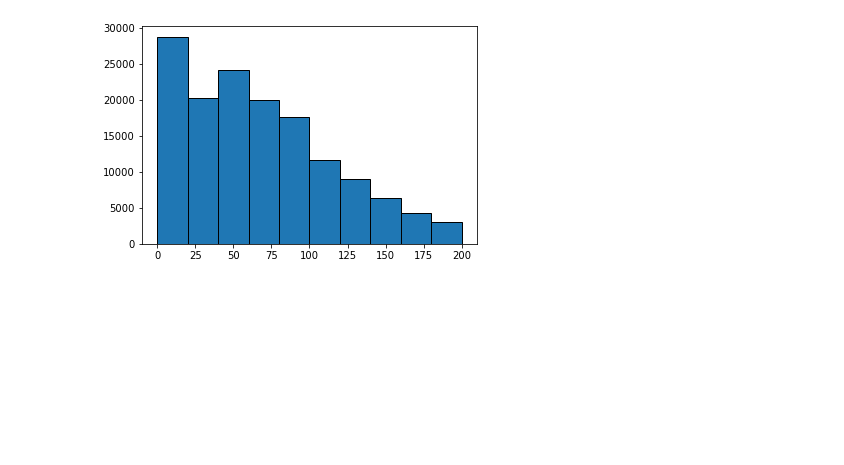
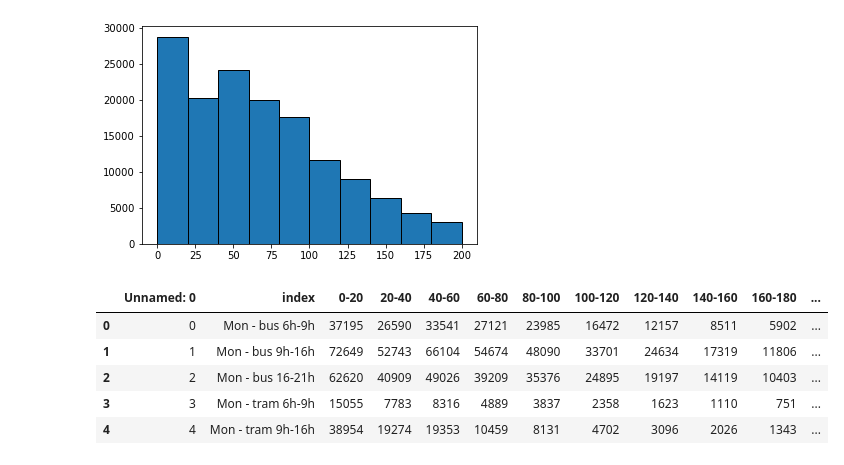
Before and after one commit to epplepascal/sbb-robust-journey-planner, a Jupyter notebook: notebooks/istdaten_clean.ipynb, the cells around one changed output. Drawn from its saved outputs; the diff is of its cells as text; code cells hidden in the pictures; blank space fills up the shorter version.

Commit message:
prob istdaten

```diff
--- a/notebooks/istdaten_clean.ipynb
+++ b/notebooks/istdaten_clean.ipynb
@@ -331,3 +333,14 @@ plt.bar(bin_centers, frequencies, width=np.diff(bin_ranges), edgecolor='black')
 # %% [output]
 <BarContainer object of 10 artists>
 [figure]
+# %%
+stat_istdaten = pd.read_csv('stat_timeday.csv')
+indexx = stat_istdaten['index']
+stat_istdaten.head()
+# %% [output]
+|  | Unnamed: 0 | index | 0-20 | 20-40 | 40-60 | 60-80 | 80-100 | 100-120 | 120-140 | 140-160 | 160-180 | ... |
+| 0 | 0 | Mon - bus 6h-9h | 37195 | 26590 | 33541 | 27121 | 23985 | 16472 | 12157 | 8511 | 5902 | ... |
+| 1 | 1 | Mon - bus 9h-16h | 72649 | 52743 | 66104 | 54674 | 48090 | 33701 | 24634 | 17319 | 11806 | ... |
+| 2 | 2 | Mon - bus 16-21h | 62620 | 40909 | 49026 | 39209 | 35376 | 24895 | 19197 | 14119 | 10403 | ... |
+| 3 | 3 | Mon - tram 6h-9h | 15055 | 7783 | 8316 | 4889 | 3837 | 2358 | 1623 | 1110 | 751 | ... |
+| 4 | 4 | Mon - tram 9h-16h | 38954 | 19274 | 19353 | 10459 | 8131 | 4702 | 3096 | 2026 | 1343 | ... |
```
Also changed, not shown: parts of 8 cells of this notebook, 2 other files.
